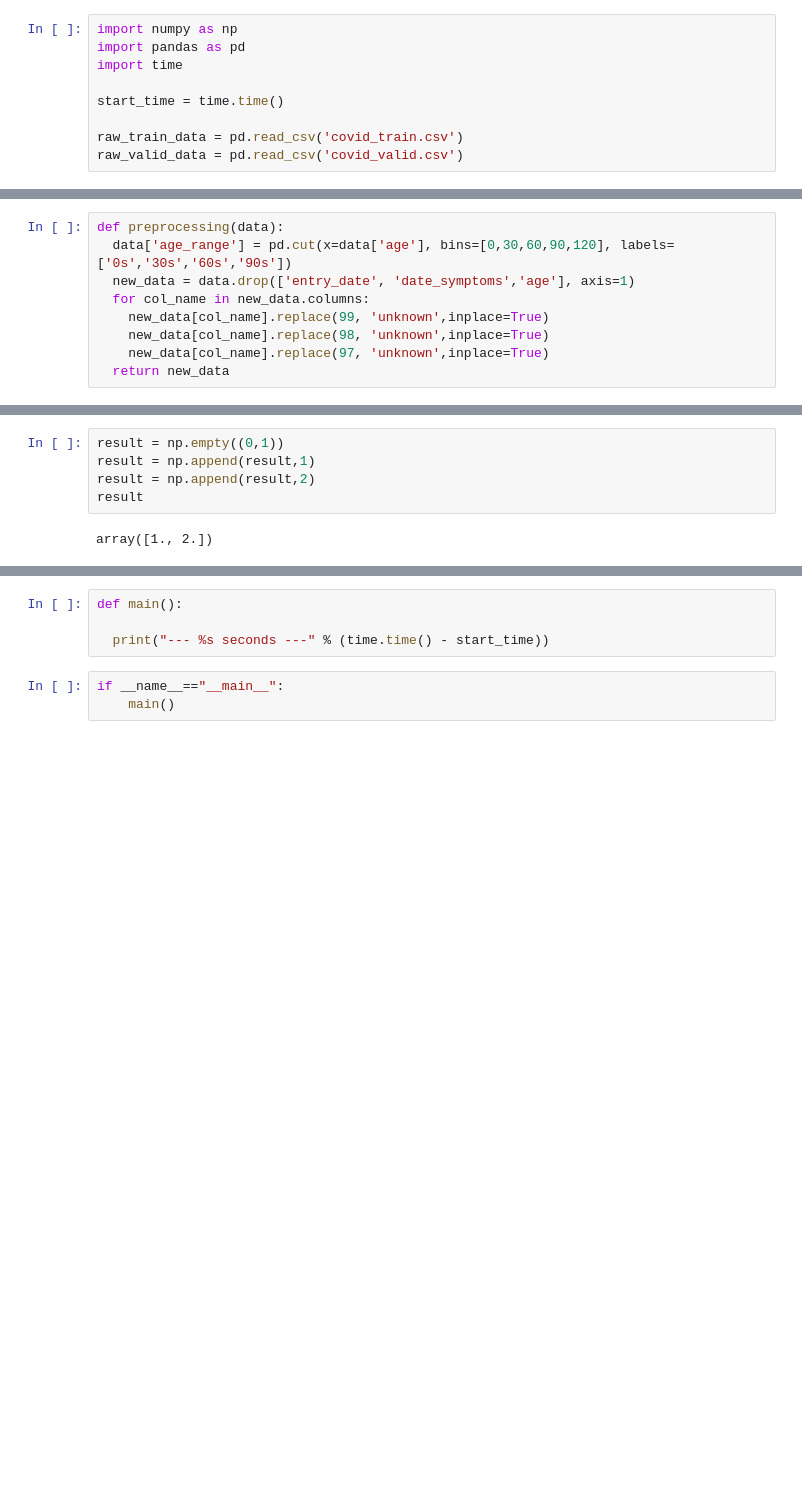
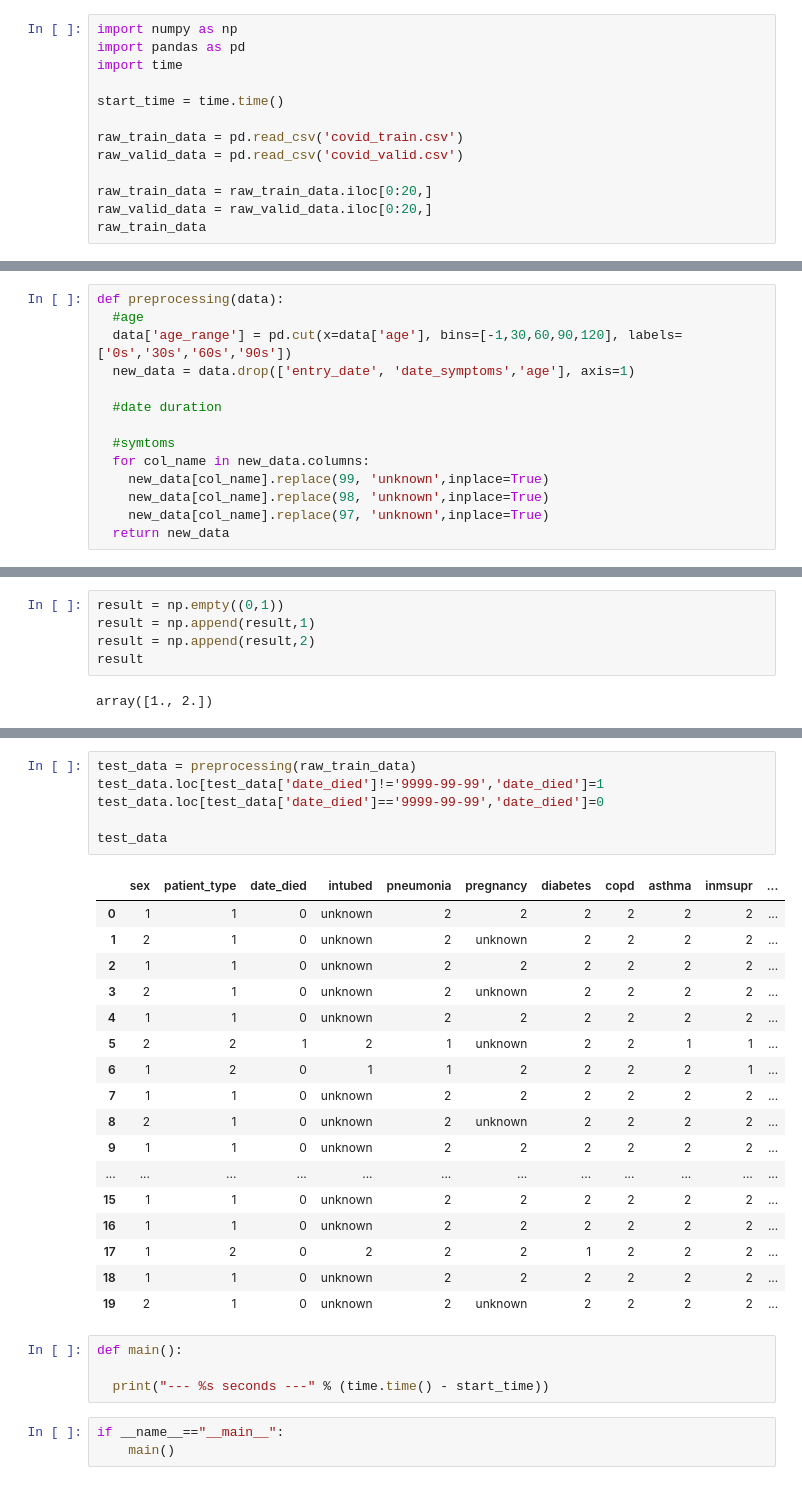
Before and after one commit to luhan68/CS165A, a Jupyter notebook: MP1.ipynb, the cells around one changed output, grey strips where cells are left out. Drawn from its saved outputs; the diff is of its cells as text; blank space fills up the shorter version.

```diff
--- a/MP1.ipynb
+++ b/MP1.ipynb
@@ -7,3 +7,7 @@ start_time = time.time()
 
 raw_train_data = pd.read_csv('covid_train.csv')
 raw_valid_data = pd.read_csv('covid_valid.csv')
+
+raw_train_data = raw_train_data.iloc[0:20,]
+raw_valid_data = raw_valid_data.iloc[0:20,]
+raw_train_data
@@ -10,7 +32,12 @@ raw_valid_data = pd.read_csv('covid_valid.csv')
 # %%
 def preprocessing(data):
-  data['age_range'] = pd.cut(x=data['age'], bins=[0,30,60,90,120], labels=['0s','30s','60s','90s'])
+  #age
+  data['age_range'] = pd.cut(x=data['age'], bins=[-1,30,60,90,120], labels=['0s','30s','60s','90s'])
   new_data = data.drop(['entry_date', 'date_symptoms','age'], axis=1)
+
+  #date duration
+
+  #symtoms
   for col_name in new_data.columns:
     new_data[col_name].replace(99, 'unknown',inplace=True)
     new_data[col_name].replace(98, 'unknown',inplace=True)
@@ -102,3 +188,27 @@ train_result,train_accuracy = predict(raw_train_data)
+# %%
+test_data = preprocessing(raw_train_data)
+test_data.loc[test_data['date_died']!='9999-99-99','date_died']=1
+test_data.loc[test_data['date_died']=='9999-99-99','date_died']=0
+
+test_data
+# %% [output]
+|  | sex | patient_type | date_died | intubed | pneumonia | pregnancy | diabetes | copd | asthma | inmsupr | ... |
+| 0 | 1 | 1 | 0 | unknown | 2 | 2 | 2 | 2 | 2 | 2 | ... |
+| 1 | 2 | 1 | 0 | unknown | 2 | unknown | 2 | 2 | 2 | 2 | ... |
+| 2 | 1 | 1 | 0 | unknown | 2 | 2 | 2 | 2 | 2 | 2 | ... |
+| 3 | 2 | 1 | 0 | unknown | 2 | unknown | 2 | 2 | 2 | 2 | ... |
+| 4 | 1 | 1 | 0 | unknown | 2 | 2 | 2 | 2 | 2 | 2 | ... |
+| 5 | 2 | 2 | 1 | 2 | 1 | unknown | 2 | 2 | 1 | 1 | ... |
+| 6 | 1 | 2 | 0 | 1 | 1 | 2 | 2 | 2 | 2 | 1 | ... |
+| 7 | 1 | 1 | 0 | unknown | 2 | 2 | 2 | 2 | 2 | 2 | ... |
+| 8 | 2 | 1 | 0 | unknown | 2 | unknown | 2 | 2 | 2 | 2 | ... |
+| 9 | 1 | 1 | 0 | unknown | 2 | 2 | 2 | 2 | 2 | 2 | ... |
+| ... | ... | ... | ... | ... | ... | ... | ... | ... | ... | ... | ... |
+| 15 | 1 | 1 | 0 | unknown | 2 | 2 | 2 | 2 | 2 | 2 | ... |
+| 16 | 1 | 1 | 0 | unknown | 2 | 2 | 2 | 2 | 2 | 2 | ... |
+| 17 | 1 | 2 | 0 | 2 | 2 | 2 | 1 | 2 | 2 | 2 | ... |
+| 18 | 1 | 1 | 0 | unknown | 2 | 2 | 2 | 2 | 2 | 2 | ... |
+| 19 | 2 | 1 | 0 | unknown | 2 | unknown | 2 | 2 | 2 | 2 | ... |
 # %%
 def main():
 
```
Also changed, not shown: parts of 12 cells of this notebook.
